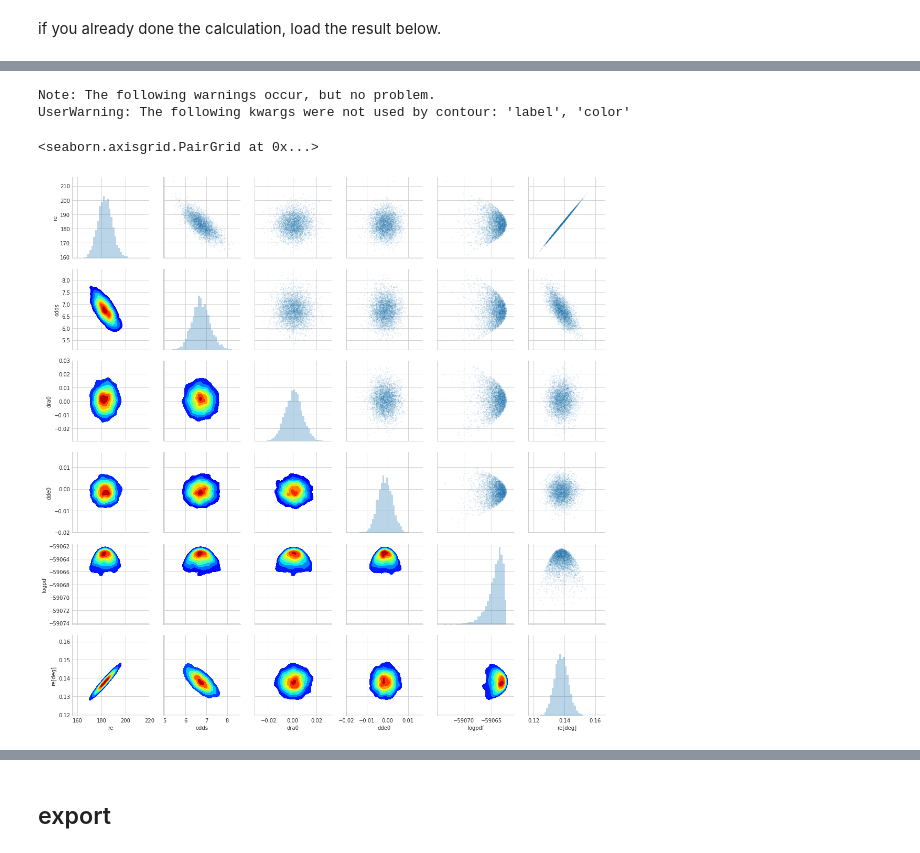
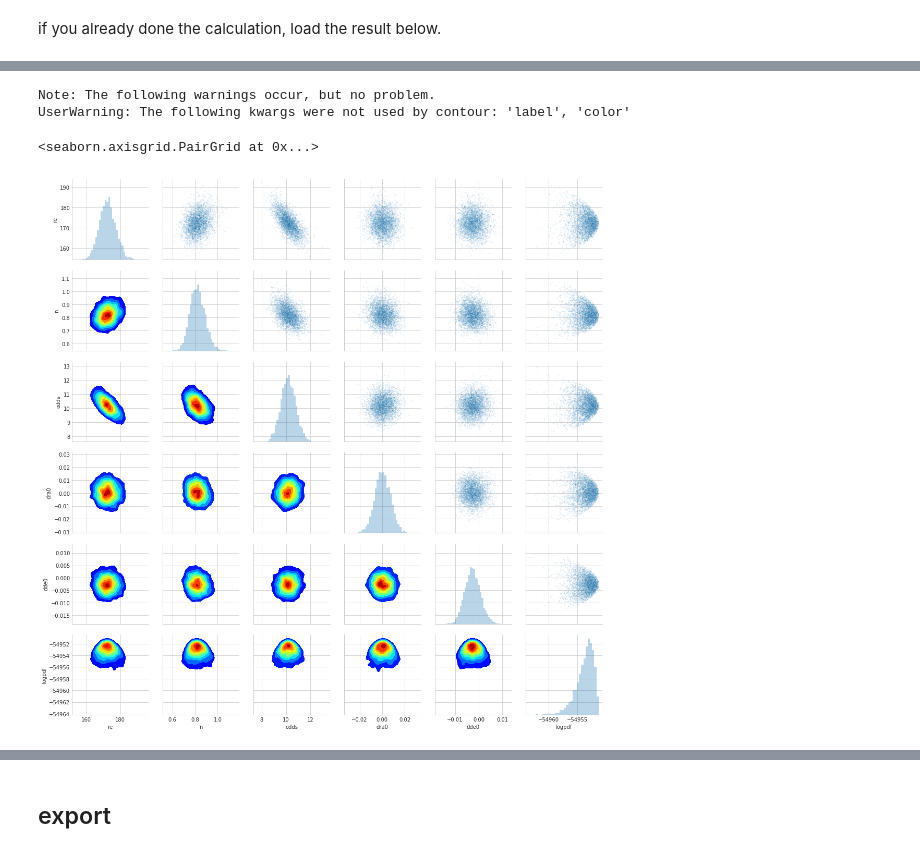
Before and after one commit to gomeshun/modKI17, a Jupyter notebook: Draco/modKI17_photometry-w-center.ipynb, the cells around one changed output, grey strips where cells are left out. Saved outputs shown, nothing was run; the diff lists cells and outputs as text; code cells hidden in the pictures.

Commit message:
from Germany, all MCMC of photometry

```diff
--- a/Draco/modKI17_photometry-w-center.ipynb
+++ b/Draco/modKI17_photometry-w-center.ipynb
@@ -184,8 +169,8 @@ max      1325.086262
 dtype: float64
 # %%
 gen = MCgenerator.MCgenerator(
-    args_logpdf_init={"re":180,"odds":6.5,"dra0":0.0,"dde0":0.0},
-    dargs_logpdf={"re":5.0,"odds":0.5,"dra0":0.01,"dde0":0.01},
+    args_logpdf_init={"re":150,"n":1, "odds":6.5,"dra0":0.0,"dde0":0.0},
+    dargs_logpdf={"re":5.0,"n":0.1,"odds":0.5,"dra0":0.01,"dde0":0.01},
     logpdf_func=loglikeli
 )
 # %% [output]
@@ -304,11 +304,11 @@ array([[<matplotlib.axes._subplots.AxesSubplot object at 0x...>,
 # %%
-mypairplot(result_df[-200000::50])
+mypairplot(result_df[-last_MCMC_steps::50])
 #mypairplot(result_df[-lastMCMCsteps])
 # %% [output]
 Note: The following warnings occur, but no problem.
 UserWarning: The following kwargs were not used by contour: 'label', 'color'
 <seaborn.axisgrid.PairGrid at 0x...>
-[figure, old version]
+[figure, new version]
 # %%
 stats = result_df[-last_MCMC_steps:].describe(percentiles=(0.16,0.5,0.84))
 stats
```
Also changed, not shown: parts of 31 cells of this notebook, 17 other files.
